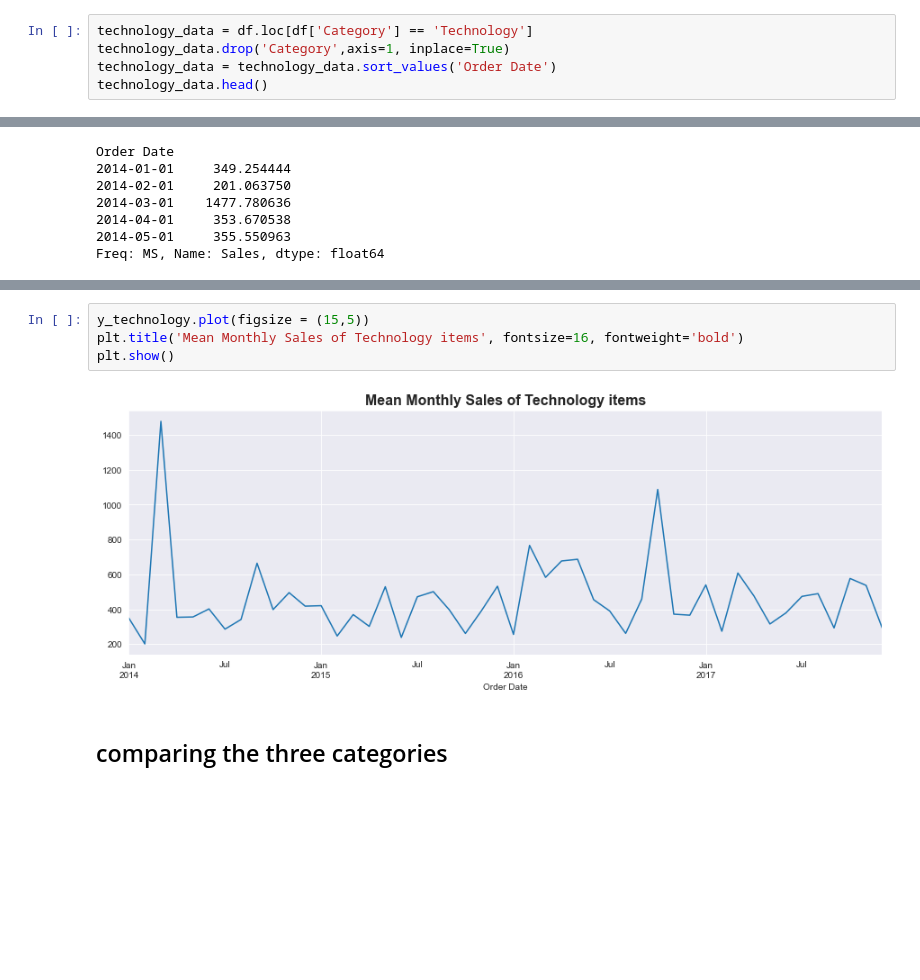
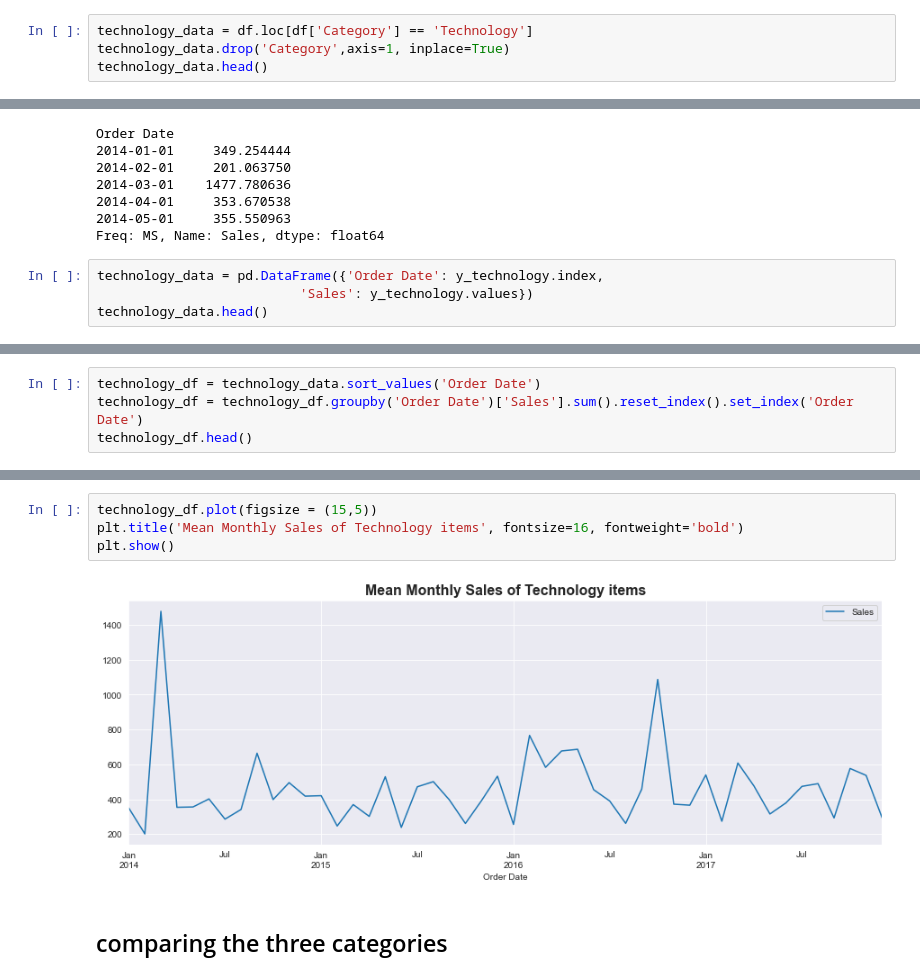
Before and after one commit to MaverickWolf14/Time-series-forecasting-of-superstore-data, a Jupyter notebook: main.ipynb, the cells around one changed output, grey strips where cells are left out. Cells and saved outputs as stored; diff of their text form; blank space fills up the shorter version.

```diff
--- a/main.ipynb
+++ b/main.ipynb
@@ -212,7 +234,6 @@ plt.show()
 # %%
 technology_data = df.loc[df['Category'] == 'Technology']
 technology_data.drop('Category',axis=1, inplace=True)
-technology_data = technology_data.sort_values('Order Date')
 technology_data.head()
 # %% [output]
 |  | Sales |
@@ -233,3 +254,7 @@ Order Date
 2014-04-01     353.670538
 2014-05-01     355.550963
 Freq: MS, Name: Sales, dtype: float64
+# %%
+technology_data = pd.DataFrame({'Order Date': y_technology.index,
+                          'Sales': y_technology.values})
+technology_data.head()
@@ -235,0 +268,4 @@ Freq: MS, Name: Sales, dtype: float64
+# %%
+technology_df = technology_data.sort_values('Order Date')
+technology_df = technology_df.groupby('Order Date')['Sales'].sum().reset_index().set_index('Order Date')
+technology_df.head()
@@ -236,9 +280,9 @@ Freq: MS, Name: Sales, dtype: float64
 # %%
-y_technology.plot(figsize = (15,5))
+technology_df.plot(figsize = (15,5))
 plt.title('Mean Monthly Sales of Technology items', fontsize=16, fontweight='bold')
 plt.show()
 # %% [output]
-[figure, old version]
+[figure, new version]
 # %% [markdown]
 ## comparing the three categories
 # %%
```
Also changed, not shown: parts of 29 cells of this notebook, 3 other files.
